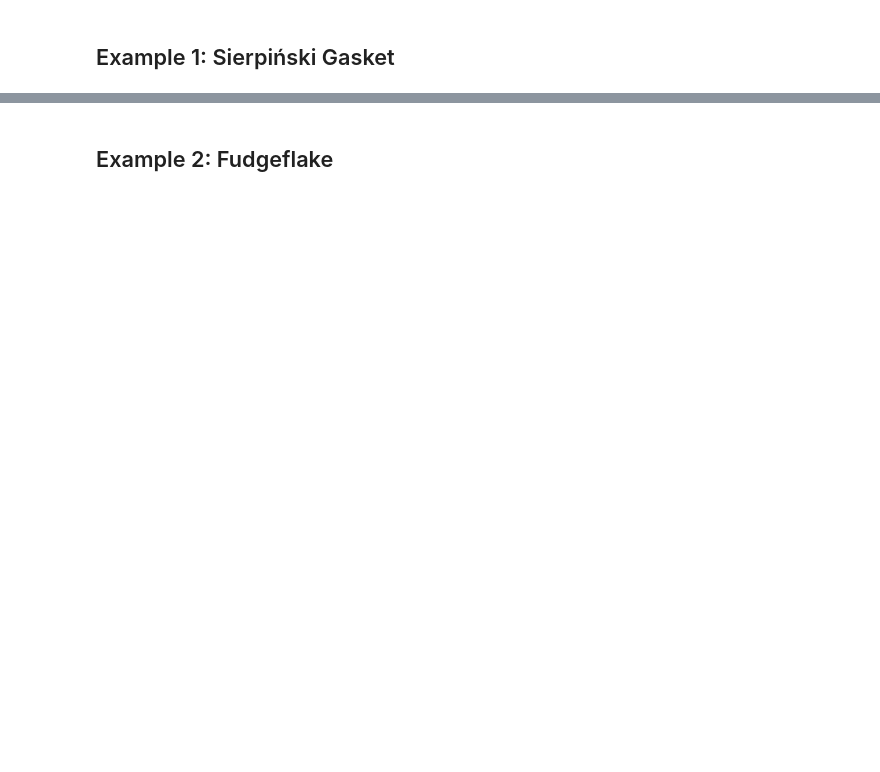
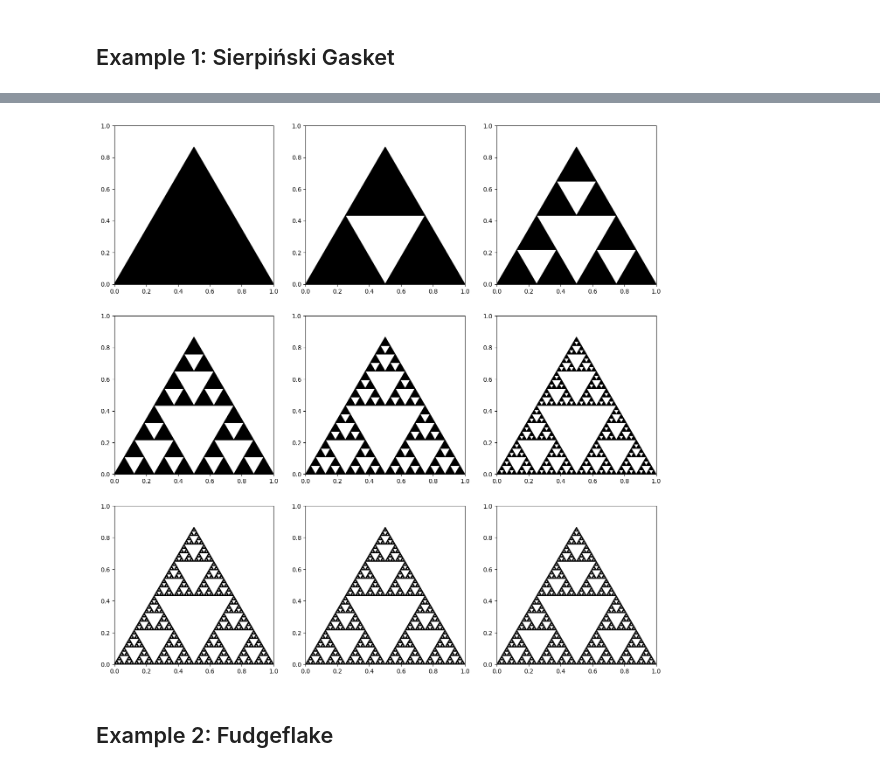
Before and after one commit to mjthasle/IFS-Python, a Jupyter notebook: App/IFS-Python main notebook.ipynb, the cells around one changed output, grey strips where cells are left out. Cells and saved outputs as stored; diff of their text form; code cells hidden in the pictures; blank space fills up the shorter version.

```diff
--- a/App/IFS-Python main notebook.ipynb
+++ b/App/IFS-Python main notebook.ipynb
@@ -40,2 +6,8 @@ DeltaGenerator()
+# %%
+# gasket().plot(n=5)  # one plot with n iterations
+gasket().plot(grid=(3,3))  # successive iterations in a grid
+plt.show()
+# %% [output]
+[figure, added]
 # %% [markdown]
 ## Example 2: Fudgeflake
```
Also changed, not shown: parts of 7 cells of this notebook, 4 other files.
